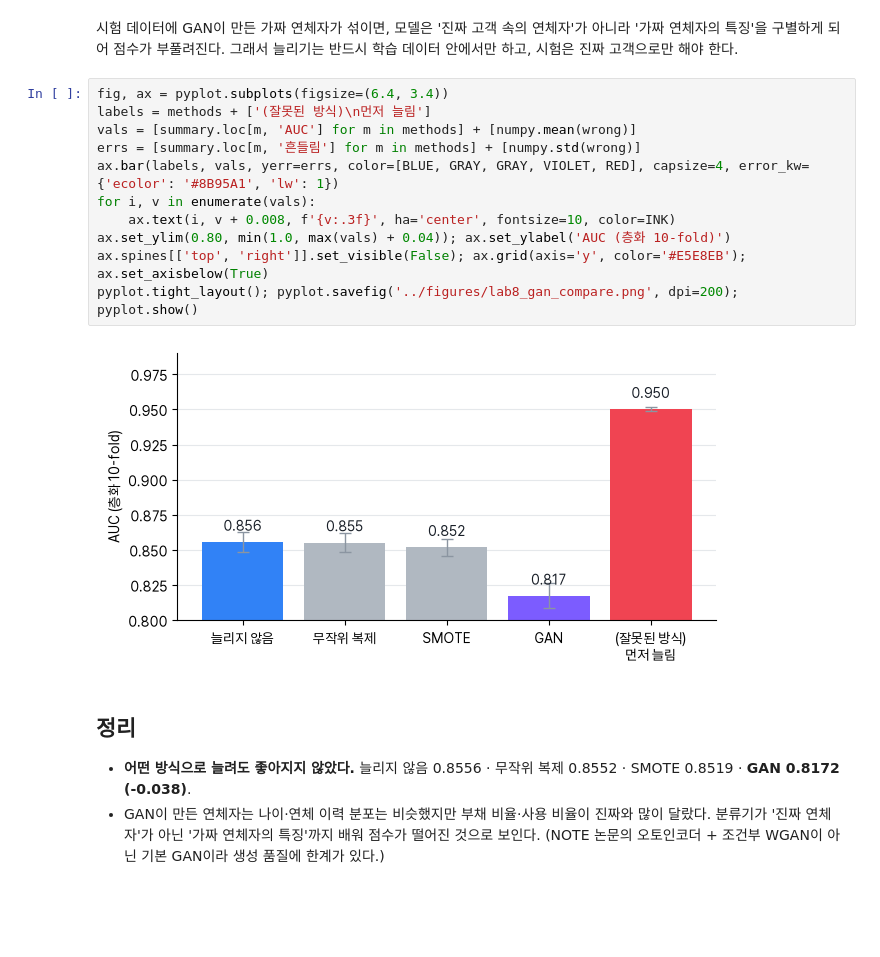
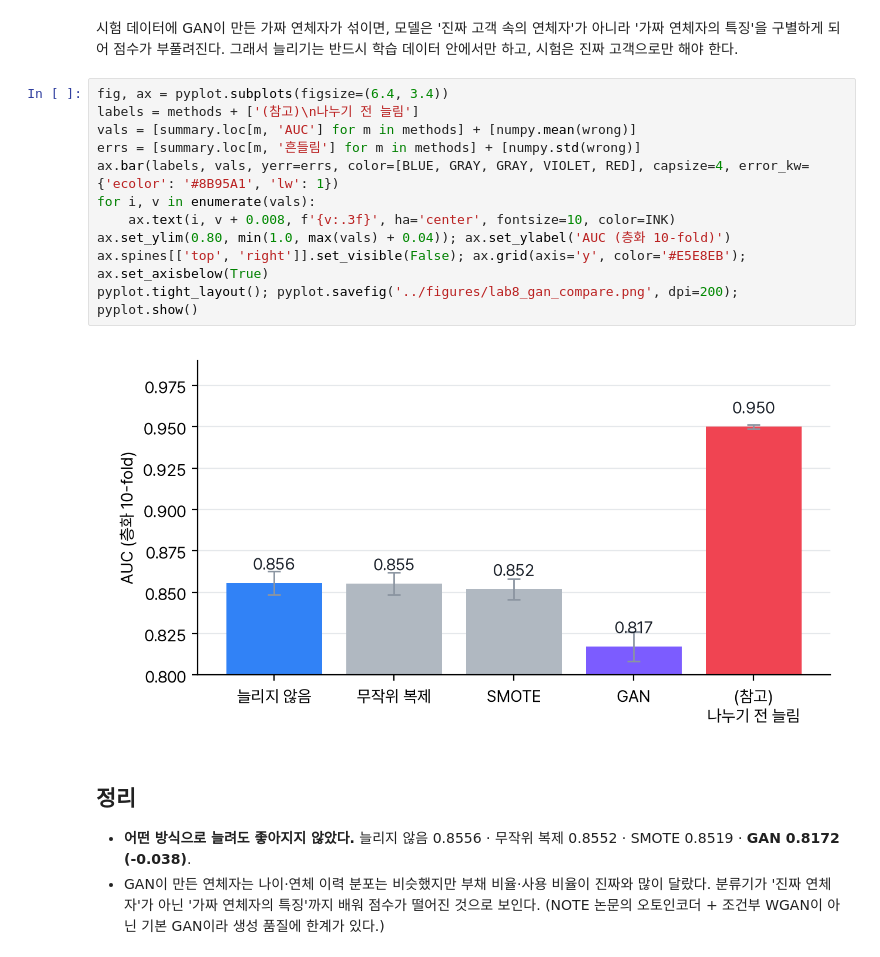
Before and after one commit to coddddin/credit-risk-prediction, a Jupyter notebook: notebooks/08_gan_oversampling.ipynb, the cells around one changed output. Cells and saved outputs as stored; diff of their text form; blank space fills up the shorter version.

```diff
--- a/notebooks/08_gan_oversampling.ipynb
+++ b/notebooks/08_gan_oversampling.ipynb
@@ -218,17 +218,17 @@ print(f'각 fold 안에서만 늘리고 진짜 고객으로 시험:            A
 그래서 늘리기는 반드시 학습 데이터 안에서만 하고, 시험은 진짜 고객으로만 해야 한다.
 # %%
 fig, ax = pyplot.subplots(figsize=(6.4, 3.4))
-labels = methods + ['(잘못된 방식)\n먼저 늘림']
+labels = methods + ['(참고)\n나누기 전 늘림']
 vals = [summary.loc[m, 'AUC'] for m in methods] + [numpy.mean(wrong)]
 errs = [summary.loc[m, '흔들림'] for m in methods] + [numpy.std(wrong)]
 ax.bar(labels, vals, yerr=errs, color=[BLUE, GRAY, GRAY, VIOLET, RED], capsize=4, error_kw={'ecolor': '#8B95A1', 'lw': 1})
 for i, v in enumerate(vals):
     ax.text(i, v + 0.008, f'{v:.3f}', ha='center', fontsize=10, color=INK)
 ax.set_ylim(0.80, min(1.0, max(vals) + 0.04)); ax.set_ylabel('AUC (층화 10-fold)')
 ax.spines[['top', 'right']].set_visible(False); ax.grid(axis='y', color='#E5E8EB'); ax.set_axisbelow(True)
 pyplot.tight_layout(); pyplot.savefig('../figures/lab8_gan_compare.png', dpi=200); pyplot.show()
 # %% [output]
-[figure, old version]
+[figure, new version]
 # %% [markdown]
 ## 정리
 - **어떤 방식으로 늘려도 좋아지지 않았다.** 늘리지 않음 0.8556 · 무작위 복제 0.8552 · SMOTE 0.8519 · **GAN 0.8172 (-0.038)**.
```
Also changed, not shown: parts of 1 cell of this notebook, 7 other files.
